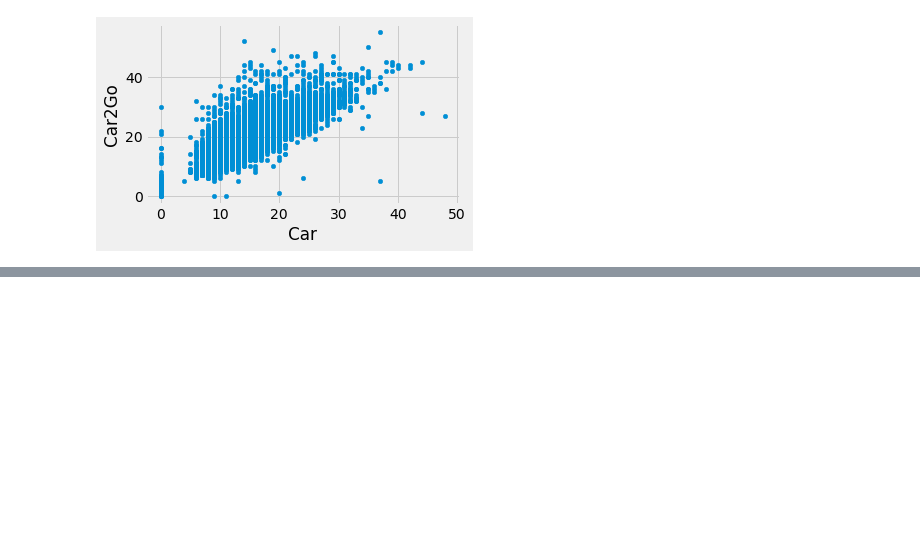
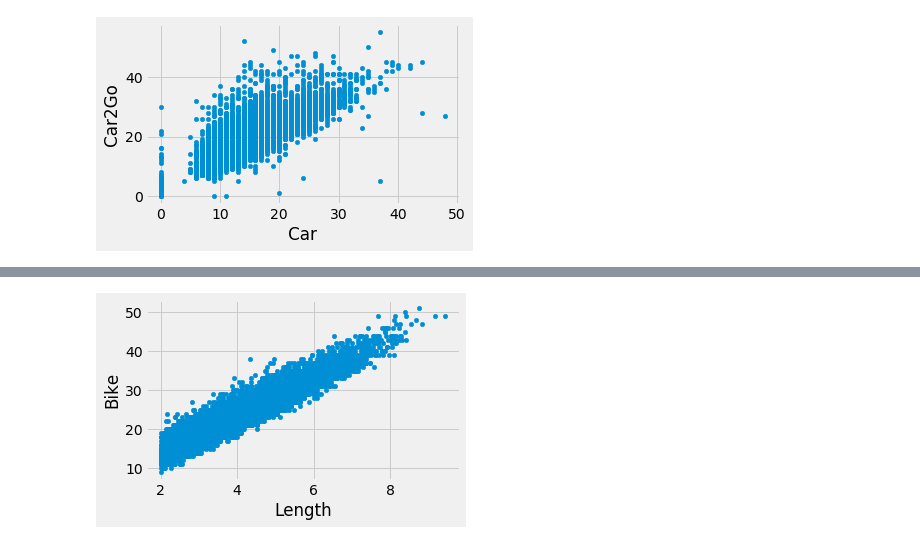
Before and after one commit to mmastrapasqua7/kowalskianalysis, a Jupyter notebook: jupyter/0_Descrizione_Dati.ipynb, the cells around one changed output, grey strips where cells are left out. Drawn from its saved outputs; the diff is of its cells as text; code cells hidden in the pictures; blank space fills up the shorter version.

```diff
--- a/jupyter/0_Descrizione_Dati.ipynb
+++ b/jupyter/0_Descrizione_Dati.ipynb
@@ -53,0 +67,5 @@ plt.show()
+# %%
+tragitti[tragitti['Bike'] != 0].plot.scatter('Length', 'Bike')
+plt.show()
+# %% [output]
+[figure, added]
```
Also changed, not shown: parts of 14 cells of this notebook, 5 other files.
